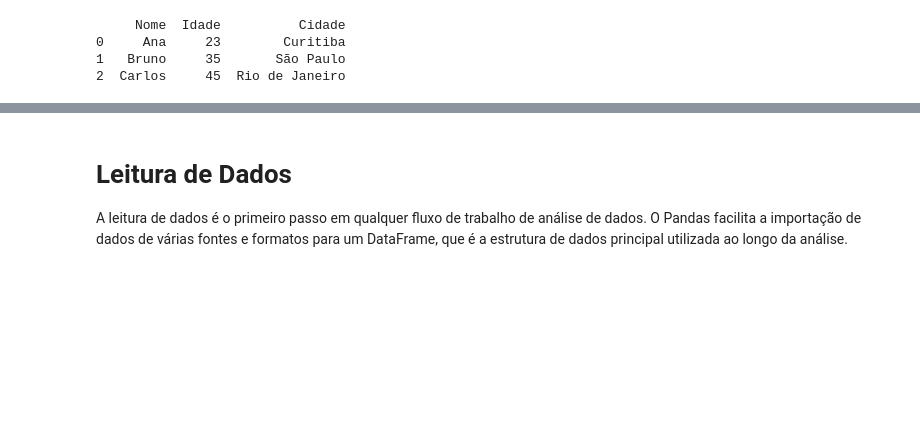
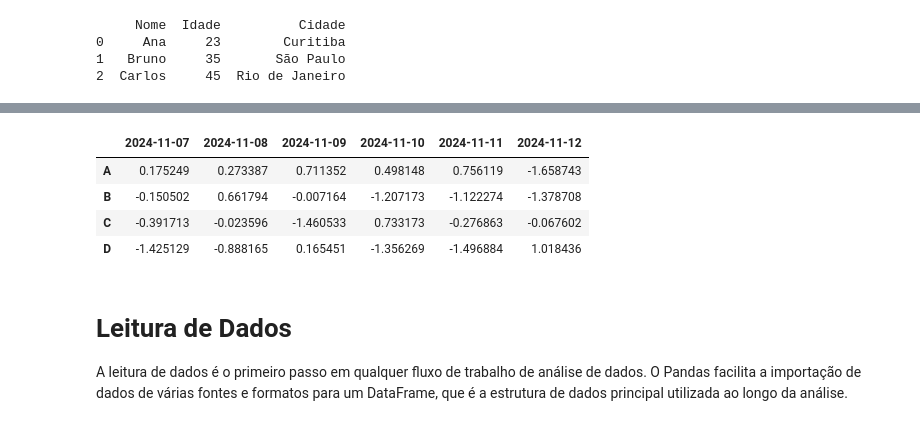
Before and after one commit to guikastner/PythonProjectPPGold, a Jupyter notebook: LDS_Pandas_01_Base.ipynb, the cells around one changed output, grey strips where cells are left out. Cells and saved outputs as stored; diff of their text form; code cells hidden in the pictures; blank space fills up the shorter version.

```diff
--- a/LDS_Pandas_01_Base.ipynb
+++ b/LDS_Pandas_01_Base.ipynb
@@ -64,3 +108,11 @@ print(df)
+# %%
+df2.T #Retorna a transposta do DataFrame
+# %% [output]
+|  | 2024-11-07 | 2024-11-08 | 2024-11-09 | 2024-11-10 | 2024-11-11 | 2024-11-12 |
+| A | 0.175249 | 0.273387 | 0.711352 | 0.498148 | 0.756119 | -1.658743 |
+| B | -0.150502 | 0.661794 | -0.007164 | -1.207173 | -1.122274 | -1.378708 |
+| C | -0.391713 | -0.023596 | -1.460533 | 0.733173 | -0.276863 | -0.067602 |
+| D | -1.425129 | -0.888165 | 0.165451 | -1.356269 | -1.496884 | 1.018436 |
 # %% [markdown]
 <a id="data"></a>
 # **Leitura de Dados**
```
Also changed, not shown: parts of 63 cells of this notebook, 6 other files.
